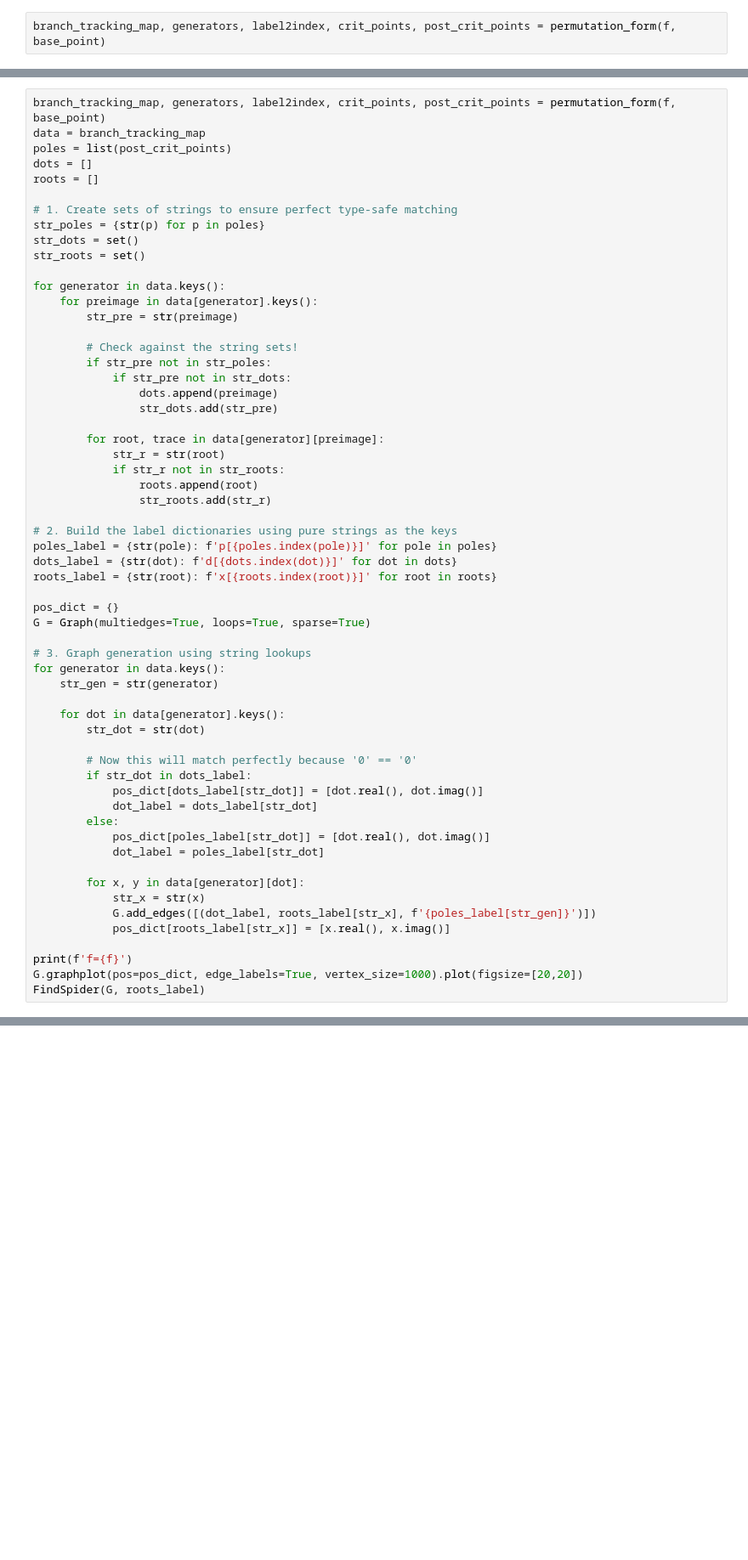
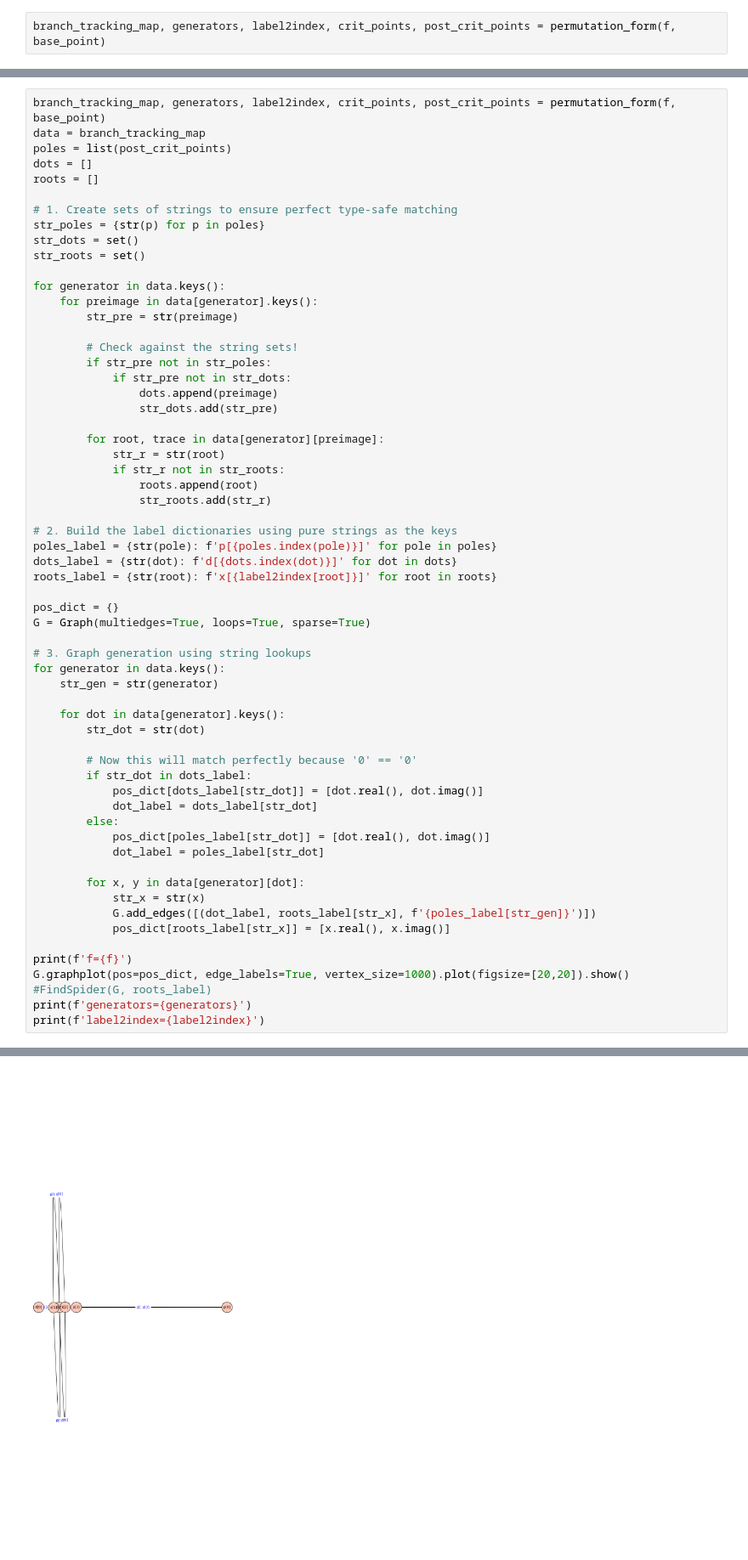
Before and after one commit to junwenwaynepeng/IteratedMonodromyGroup, a Jupyter notebook: IteratedMonodromyGroup.ipynb, the cells around one changed output, grey strips where cells are left out. Shown at 85% size. Drawn from its saved outputs; the diff is of its cells as text; blank space fills up the shorter version.

```diff
--- a/IteratedMonodromyGroup.ipynb
+++ b/IteratedMonodromyGroup.ipynb
@@ -906,7 +1037,7 @@ for generator in data.keys():
 # 2. Build the label dictionaries using pure strings as the keys
 poles_label = {str(pole): f'p[{poles.index(pole)}]' for pole in poles}
 dots_label = {str(dot): f'd[{dots.index(dot)}]' for dot in dots}
-roots_label = {str(root): f'x[{roots.index(root)}]' for root in roots}
+roots_label = {str(root): f'x[{label2index[root]}]' for root in roots}
 
 pos_dict = {}
 G = Graph(multiedges=True, loops=True, sparse=True)
@@ -932,6 +1063,8 @@ for generator in data.keys():
             pos_dict[roots_label[str_x]] = [x.real(), x.imag()]
 
 print(f'f={f}')
-G.graphplot(pos=pos_dict, edge_labels=True, vertex_size=1000).plot(figsize=[20,20])
-FindSpider(G, roots_label)
+G.graphplot(pos=pos_dict, edge_labels=True, vertex_size=1000).plot(figsize=[20,20]).show()
+#FindSpider(G, roots_label)
+print(f'generators={generators}')
+print(f'label2index={label2index}')
 # %% [output]
@@ -945,0 +1072 @@ Starting with root x[1]:
+[figure, added]
```
Also changed, not shown: parts of 14 cells of this notebook.
